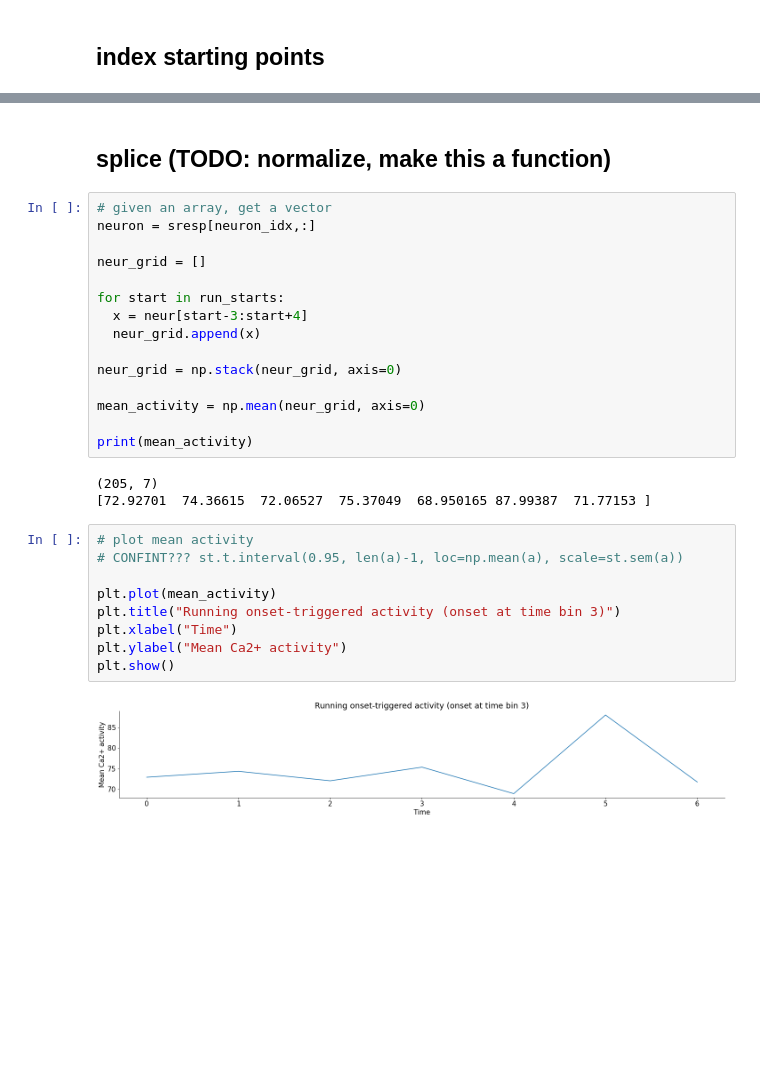
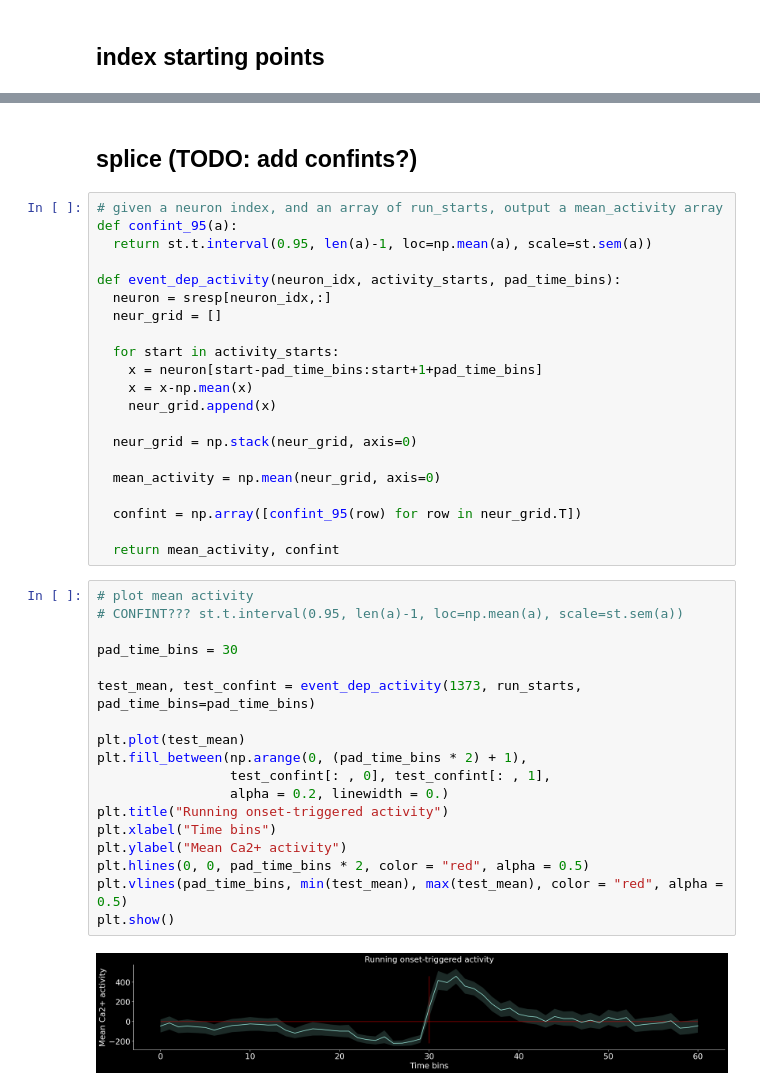
Before and after one commit to grawoods/teamA-grebes-NMA2020, a Jupyter notebook: SM/200723_sm_nma.ipynb, the cells around one changed output, grey strips where cells are left out. Cells and saved outputs as stored; diff of their text form; blank space fills up the shorter version.

```diff
--- a/SM/200723_sm_nma.ipynb
+++ b/SM/200723_sm_nma.ipynb
@@ -133,31 +154,43 @@ plt.show()
 # %% [markdown]
-## splice (TODO: normalize, make this a function)
+## splice (TODO: add confints?)
 # %%
-# given an array, get a vector
-neuron = sresp[neuron_idx,:]
+# given a neuron index, and an array of run_starts, output a mean_activity array
+def confint_95(a):
+  return st.t.interval(0.95, len(a)-1, loc=np.mean(a), scale=st.sem(a))
 
-neur_grid = []
+def event_dep_activity(neuron_idx, activity_starts, pad_time_bins):
+  neuron = sresp[neuron_idx,:]
+  neur_grid = []
 
-for start in run_starts:
-  x = neur[start-3:start+4]
-  neur_grid.append(x)
+  for start in activity_starts:
+    x = neuron[start-pad_time_bins:start+1+pad_time_bins]
+    x = x-np.mean(x)
+    neur_grid.append(x)
 
-neur_grid = np.stack(neur_grid, axis=0)
+  neur_grid = np.stack(neur_grid, axis=0)
 
-mean_activity = np.mean(neur_grid, axis=0)
+  mean_activity = np.mean(neur_grid, axis=0)
 
-print(mean_activity)
+  confint = np.array([confint_95(row) for row in neur_grid.T])
+
+  return mean_activity, confint
-# %% [output]
-(205, 7)
-[72.92701  74.36615  72.06527  75.37049  68.950165 87.99387  71.77153 ]
 # %%
 # plot mean activity
 # CONFINT??? st.t.interval(0.95, len(a)-1, loc=np.mean(a), scale=st.sem(a))
 
-plt.plot(mean_activity)
-plt.title("Running onset-triggered activity (onset at time bin 3)")
-plt.xlabel("Time")
+pad_time_bins = 30
+
+test_mean, test_confint = event_dep_activity(1373, run_starts, pad_time_bins=pad_time_bins)
+
+plt.plot(test_mean)
+plt.fill_between(np.arange(0, (pad_time_bins * 2) + 1),
+                 test_confint[: , 0], test_confint[: , 1],
+                 alpha = 0.2, linewidth = 0.)
+plt.title("Running onset-triggered activity")
+plt.xlabel("Time bins")
 plt.ylabel("Mean Ca2+ activity")
+plt.hlines(0, 0, pad_time_bins * 2, color = "red", alpha = 0.5)
+plt.vlines(pad_time_bins, min(test_mean), max(test_mean), color = "red", alpha = 0.5)
 plt.show()
 # %% [output]
-[figure, old version]
+[figure, new version]
```
Also changed, not shown: parts of 11 cells of this notebook.
